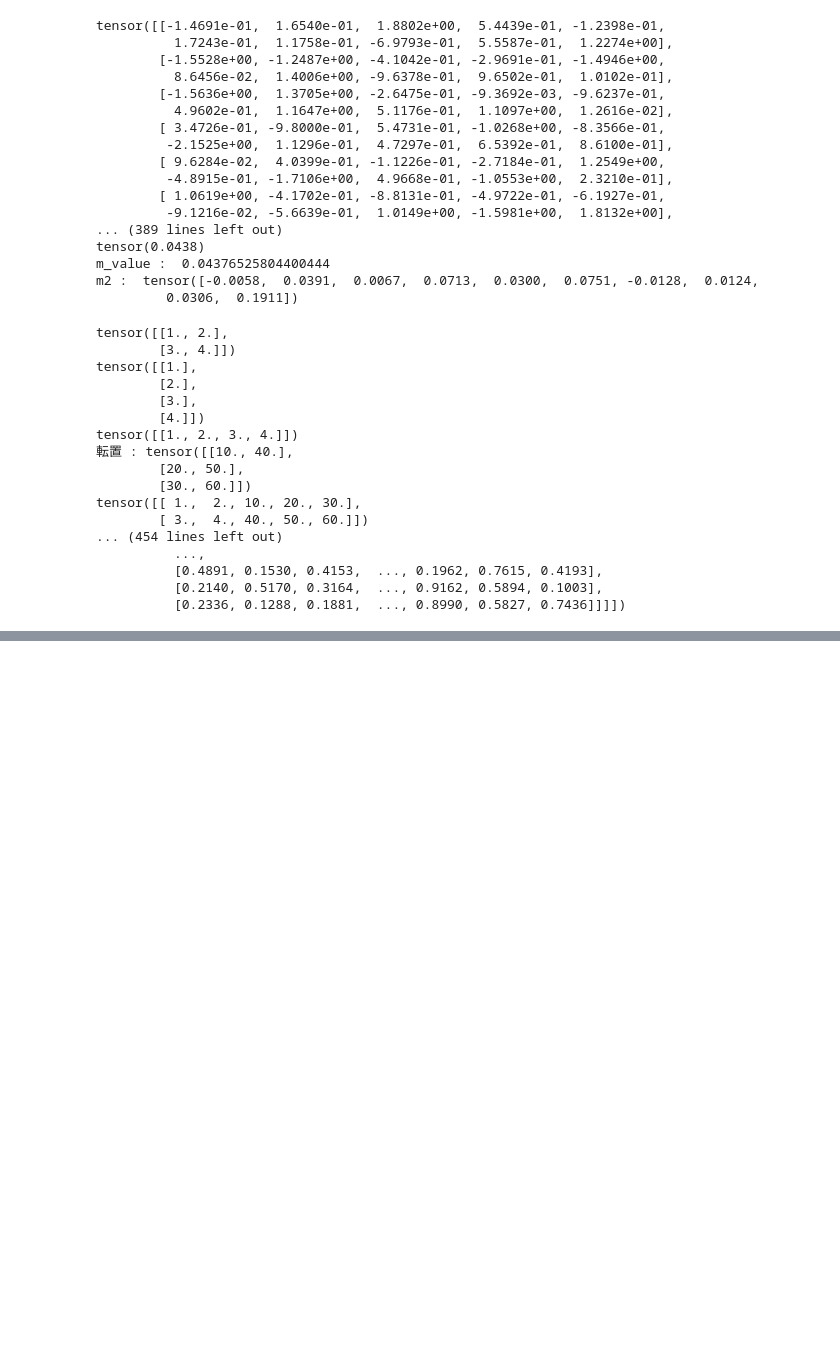
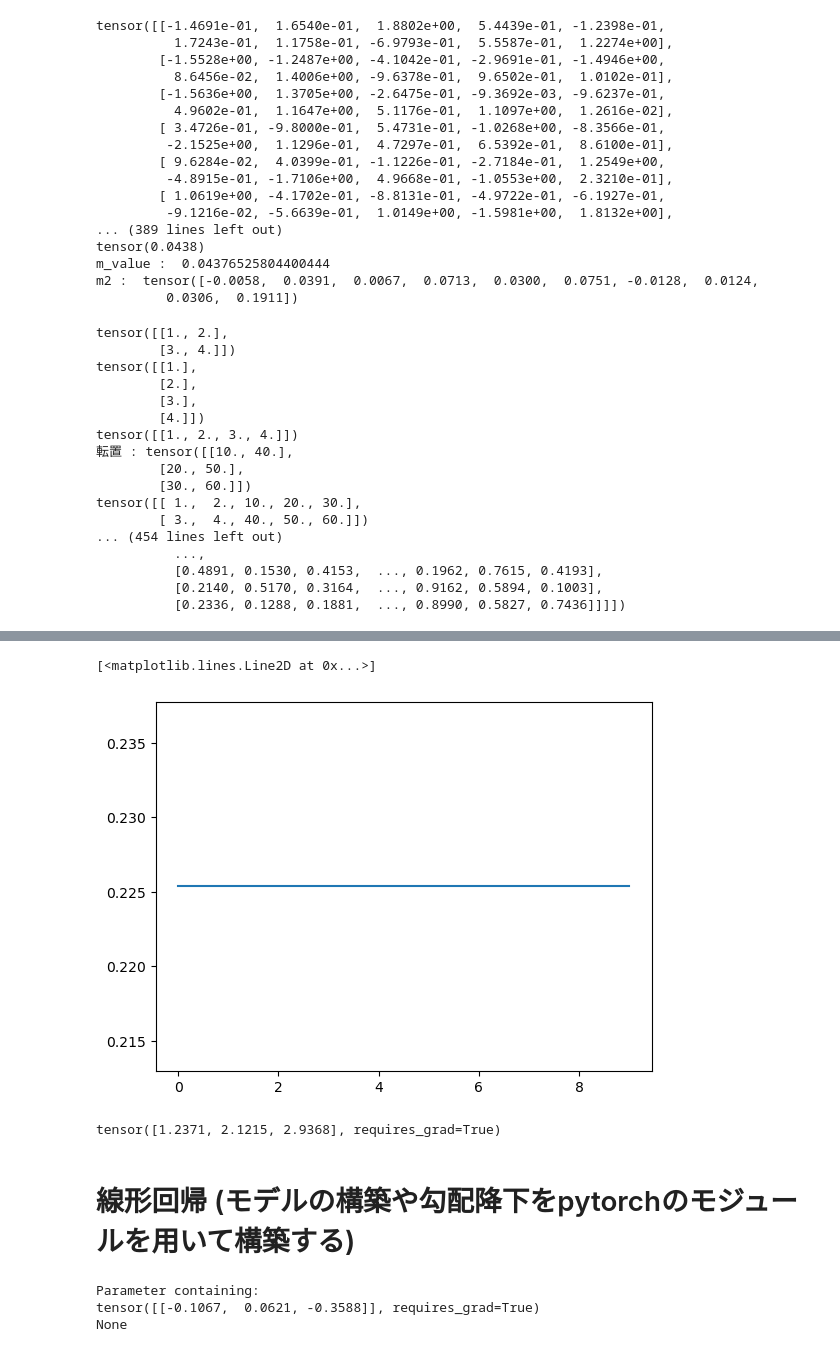
Before and after one commit to toitataiyo/learn_pytorch, a Jupyter notebook: learn_pytorch.ipynb, the cells around one changed output, grey strips where cells are left out. Cells and saved outputs as stored; diff of their text form; code cells hidden in the pictures; blank space fills up the shorter version.

Commit message:
pytorch: how to use nn, optim

```diff
--- a/learn_pytorch.ipynb
+++ b/learn_pytorch.ipynb
@@ -213,0 +287,10 @@ tensor([[ 1.,  2., 10., 20., 30.],
+# %%
+import torch
+
+w_true = torch.tensor([1, 2, 3.])
+X = torch.cat([torch.ones(10, 1), torch.randn(10, 2)], 1)
+print(X)
+y = torch.mv(X, w_true) + torch.randn(10) * 0.5 #w_trueをかけたもの
+print(y)
+w = torch.randn(3, requires_grad=True) #重みが最適化の対象, こいつでベクトルを行う
+gamma = 0.1
@@ -213,0 +310,27 @@ tensor([[ 1.,  2., 10., 20., 30.],
+# %%
+losses = []
+y_preds = []
+
+'''
+yはX([1, ガウス分布に従う数x1, ガウス分布に従う数x2])とw_true([1, 2, 3]))の積を10個
+つまり y = 1 + 2x1 + 3x2
+y_predは、yで用いたXと同じXとw([適当な重みw1, 適当な重みw2, 適当な重みw3])の積を10個
+つまり y = w1 + w2x2 + w3x3
+
+loss = y - y_pred
+yはXとwの積であり、wは微分可能
+lossを最小化するためにwで微分して勾配法によりデータを更新していく
+'''
+for epoc in range(10):
+    w.grad = None
+    print(f"epoc:{epoc}")
+    y_pred = torch.mv(X, w) #wは適当な重みで微分可能
+    #print(f"y_pred:{y_pred}")
+    loss = torch.mean((y-y_pred)**2)
+    loss.backward()
+    print(f"更新前の重み:{w}")
+    print(f"微分によって得られた勾配:{w.grad}")
+    w.data = w.data - gamma * w.grad.data #gamma = 0.1
+    print(f"更新後の重み:{w}")
+
+    losses.append(loss.item())
@@ -213,0 +355,23 @@ tensor([[ 1.,  2., 10., 20., 30.],
+# %%
+from matplotlib import pyplot as plt
+plt.plot(losses)
+# %% [output]
+[<matplotlib.lines.Line2D at 0x...>]
+[figure, added]
+# %%
+print(w) #最適化された重み
+# %% [output]
+tensor([1.2371, 2.1215, 2.9368], requires_grad=True)
+# %% [markdown]
+# 線形回帰 (モデルの構築や勾配降下をpytorchのモジュールを用いて構築する)
+# %%
+from torch import nn, optim # torch.nnはモデルの構築, torch.optimは最適化手法
+net = nn.Linear(in_features=3, out_features=1, bias=False)
+optimizer = optim.SGD(net.parameters(), lr = 0.1)
+loss_fn = nn.MSELoss()
+print(net.weight)
+print(net.bias)
+# %% [output]
+Parameter containing:
+tensor([[-0.1067,  0.0621, -0.3588]], requires_grad=True)
+None
```
Also changed, not shown: parts of 25 cells of this notebook.
